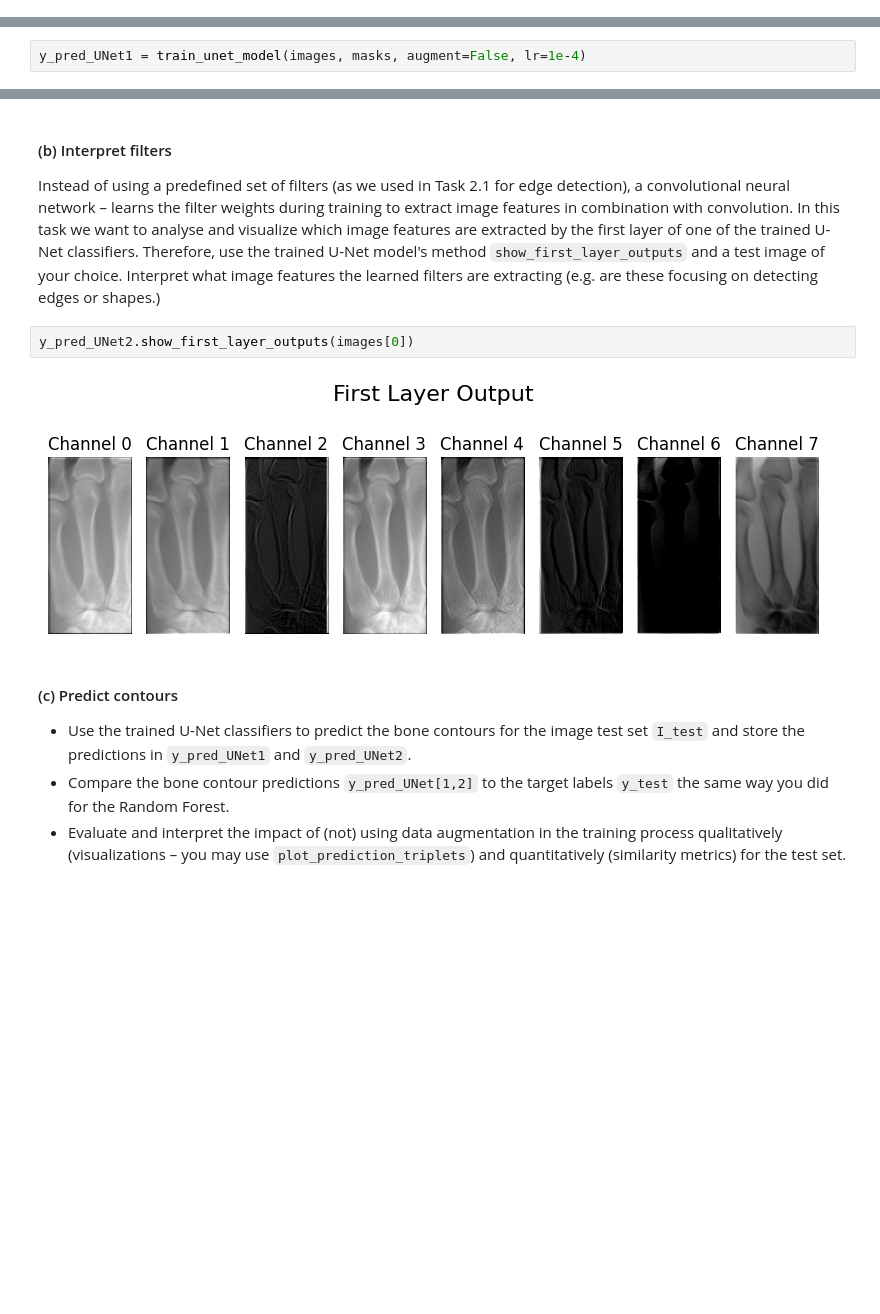
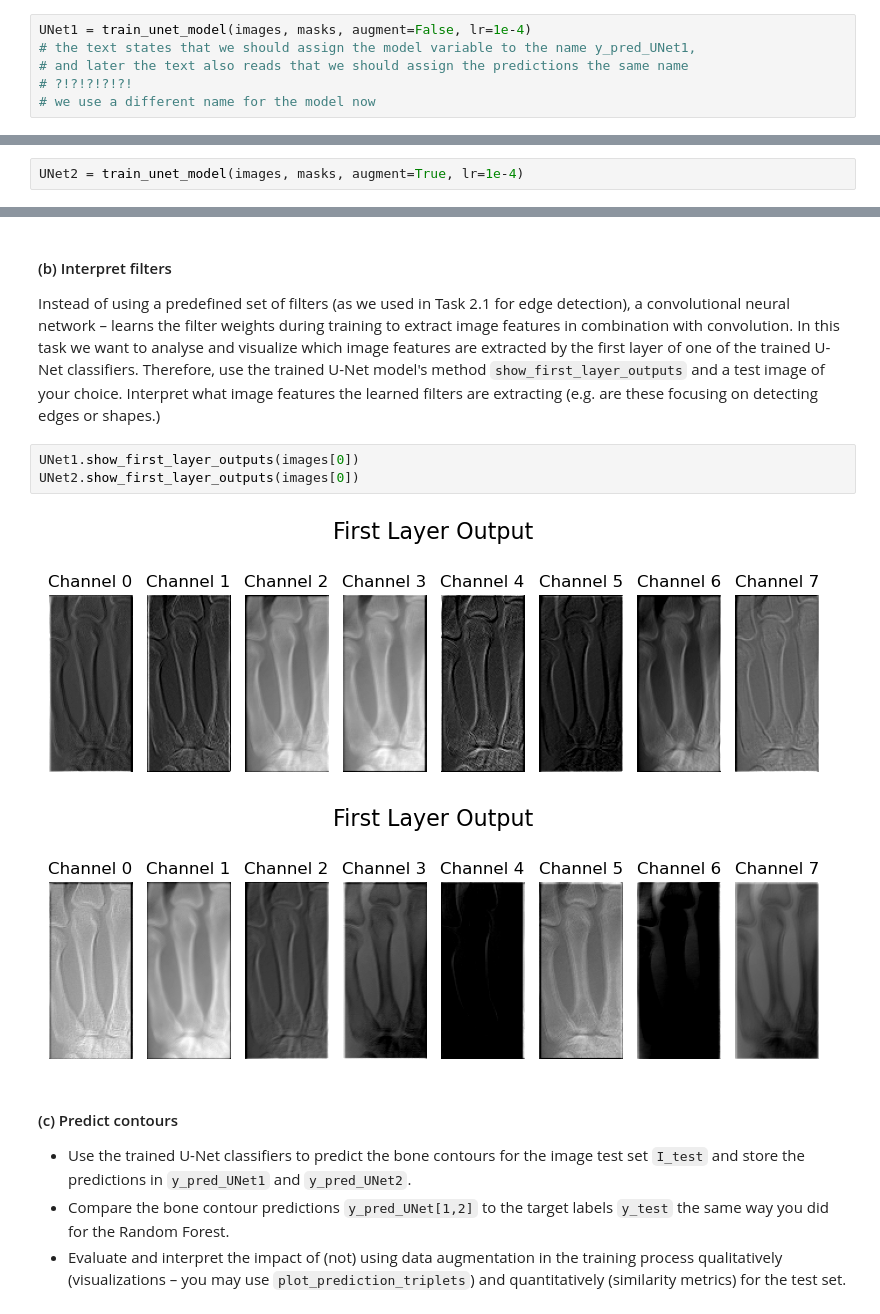
Before and after one commit to nikoczernin/MedicalAnalysis2, a Jupyter notebook: notebook.ipynb, the cells around one changed output, grey strips where cells are left out. Cells and saved outputs as stored; diff of their text form; blank space fills up the shorter version.

Commit message:
fixed model creation and prediction. models before had the same name as their predictions, now predictions are called y_pred_UNet1 and models are called UNet1

```diff
--- a/notebook.ipynb
+++ b/notebook.ipynb
@@ -596,0 +619,6 @@ from training import train_unet_model
+# %%
+UNet1 = train_unet_model(images, masks, augment=False, lr=1e-4)
+# the text states that we should assign the model variable to the name y_pred_UNet1,
+# and later the text also reads that we should assign the predictions the same name
+# ?!?!?!?!?!
+# we use a different name for the model now
@@ -597,3 +631,3 @@ from training import train_unet_model
 # %%
-y_pred_UNet1 = train_unet_model(images, masks, augment=False, lr=1e-4)
+UNet2 = train_unet_model(images, masks, augment=True, lr=1e-4)
 # %% [output]
@@ -615,9 +641,11 @@ Test Loss: 0.3220
 Instead of using a predefined set of filters (as we used in Task 2.1 for edge detection),  a convolutional neural network – learns the filter weights  during training to extract image features in combination with convolution. In this task we want to analyse and visualize which image features are extracted by the first layer of one of the trained U-Net classifiers. Therefore, use the trained U-Net model's method `show_first_layer_outputs` and a test image of your choice.
 Interpret what image features the learned filters are extracting  (e.g. are these focusing on detecting  edges or shapes.)
 # %%
-y_pred_UNet2.show_first_layer_outputs(images[0])
+UNet1.show_first_layer_outputs(images[0])
+UNet2.show_first_layer_outputs(images[0])
 # %% [output]
-[figure, old version]
+[figure, new version]
+[figure, added]
 # %% [markdown]
 #### (c) Predict contours
 - Use the trained U-Net classifiers to predict the bone contours for the image test set `I_test` and store the predictions in `y_pred_UNet1` and `y_pred_UNet2`.
```
Also changed, not shown: parts of 16 cells of this notebook.
